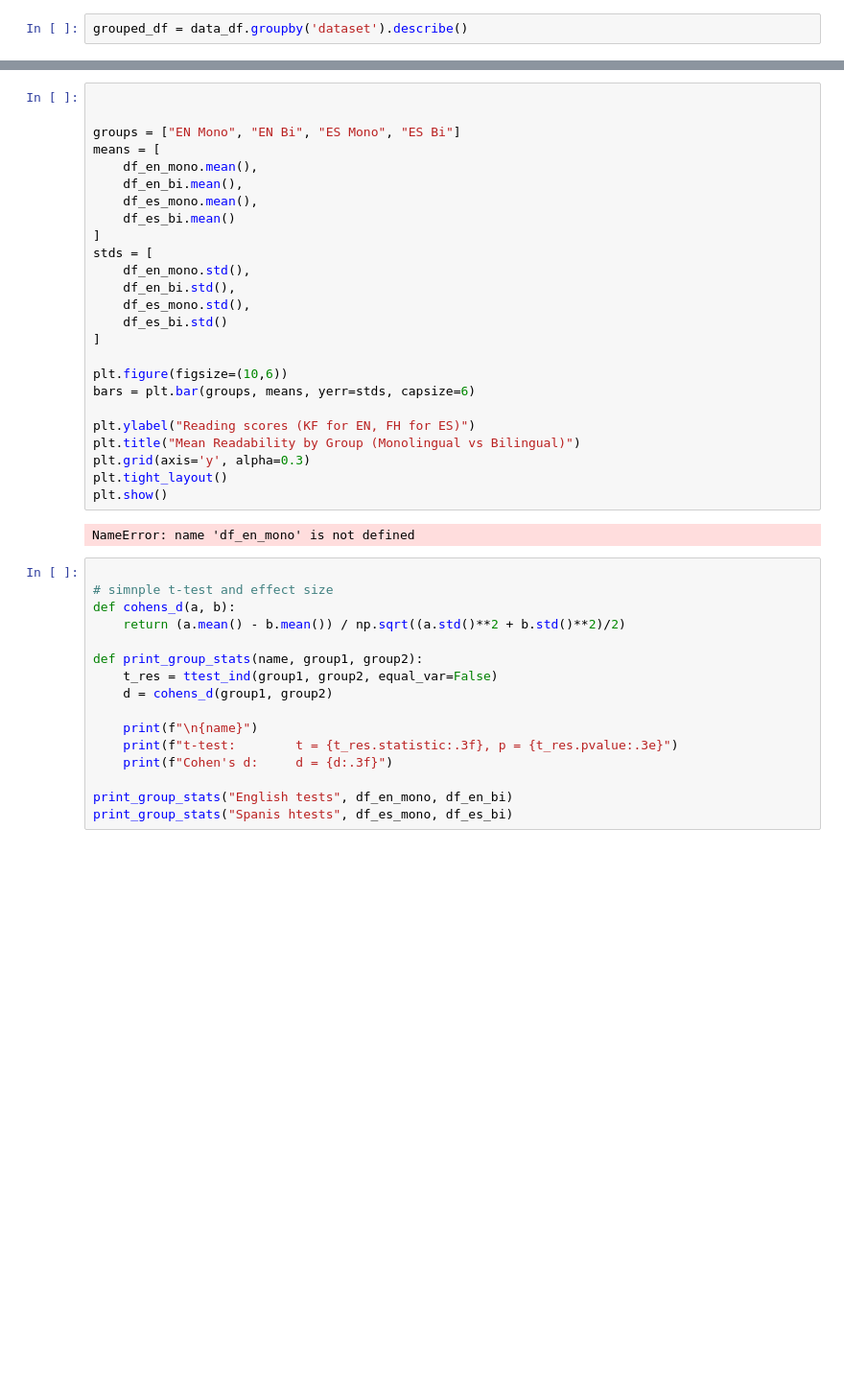
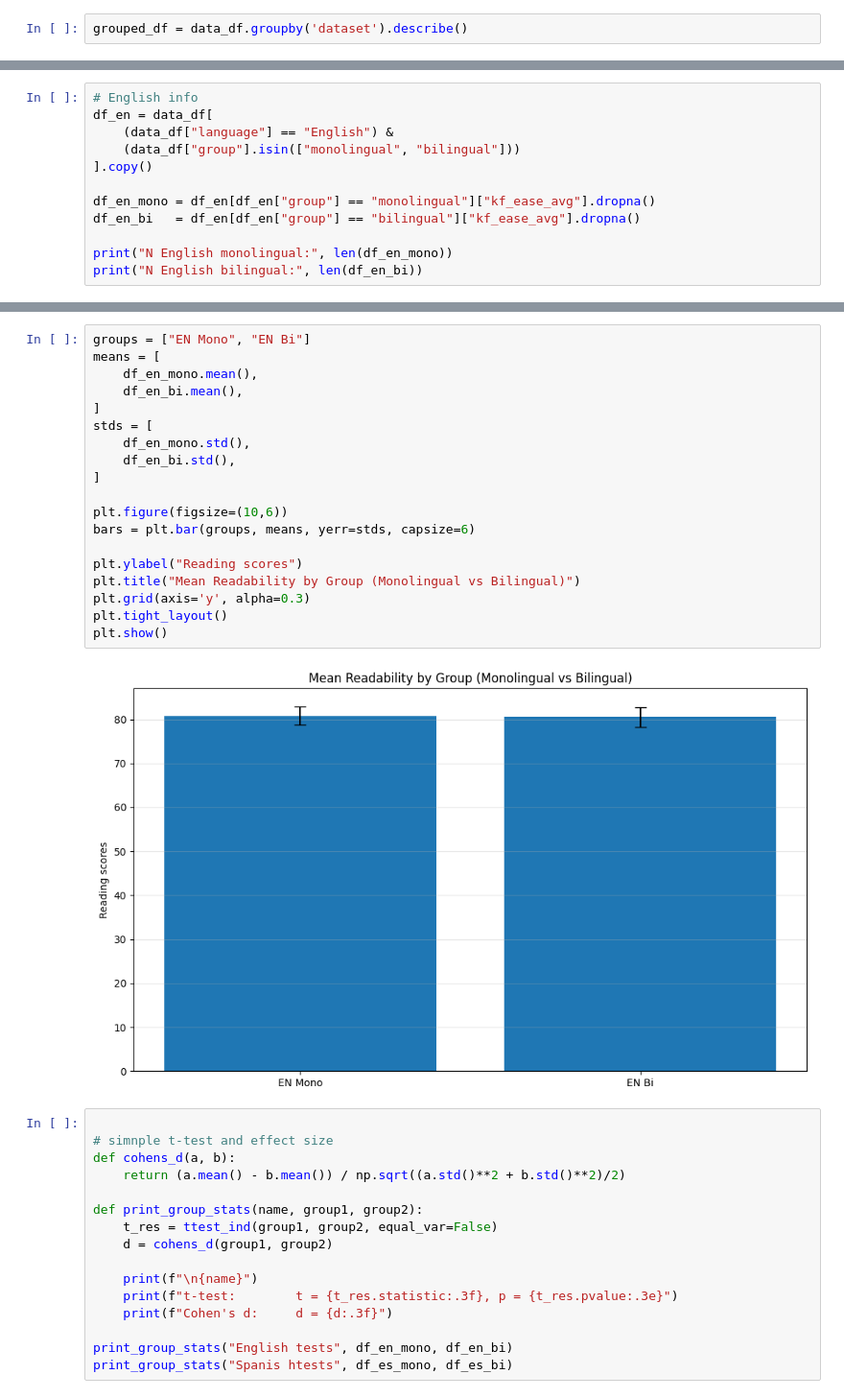
Before and after one commit to nachodll/complex-sentences-acquisition, a Jupyter notebook: 3_create_plots.ipynb, the cells around one changed output, grey strips where cells are left out. Shown: that part at 96% size. Saved outputs shown, nothing was run; the diff lists cells and outputs as text; blank space fills up the shorter version.

```diff
--- a/3_create_plots.ipynb
+++ b/3_create_plots.ipynb
@@ -37,0 +158,12 @@ make_plot("kf_ease_avg", ascending=False)
+# %%
+# English info
+df_en = data_df[
+    (data_df["language"] == "English") &
+    (data_df["group"].isin(["monolingual", "bilingual"]))
+].copy()
+
+df_en_mono = df_en[df_en["group"] == "monolingual"]["kf_ease_avg"].dropna()
+df_en_bi   = df_en[df_en["group"] == "bilingual"]["kf_ease_avg"].dropna()
+
+print("N English monolingual:", len(df_en_mono))
+print("N English bilingual:", len(df_en_bi))
@@ -48,30 +185,24 @@ NameError: name 'df_es_mono' is not defined
 # %%
-
-
-groups = ["EN Mono", "EN Bi", "ES Mono", "ES Bi"]
+groups = ["EN Mono", "EN Bi"]
 means = [
     df_en_mono.mean(),
     df_en_bi.mean(),
-    df_es_mono.mean(),
-    df_es_bi.mean()
 ]
 stds = [
     df_en_mono.std(),
     df_en_bi.std(),
-    df_es_mono.std(),
-    df_es_bi.std()
 ]
 
 plt.figure(figsize=(10,6))
 bars = plt.bar(groups, means, yerr=stds, capsize=6)
 
-plt.ylabel("Reading scores (KF for EN, FH for ES)")
+plt.ylabel("Reading scores")
 plt.title("Mean Readability by Group (Monolingual vs Bilingual)")
 plt.grid(axis='y', alpha=0.3)
 plt.tight_layout()
 plt.show()
 # %% [output]
-NameError: name 'df_en_mono' is not defined
+[figure, added]
 # %%
 
 # simnple t-test and effect size
```
Also changed, not shown: parts of 10 cells of this notebook, 5 other files.
